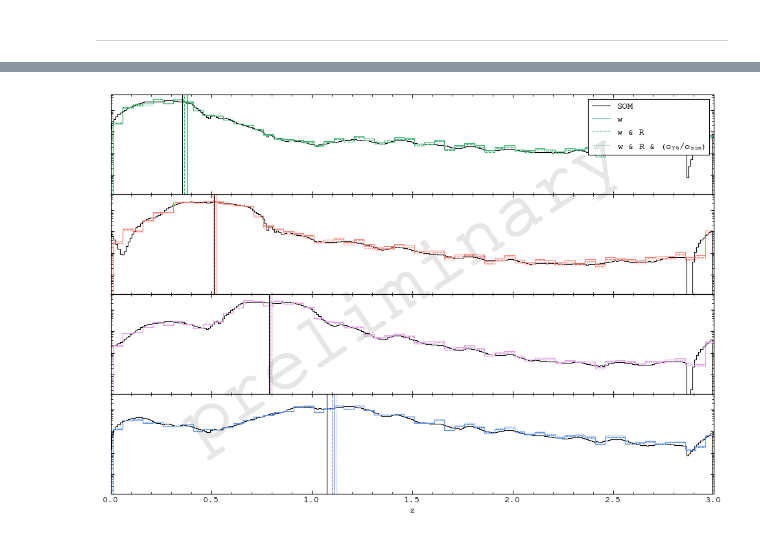
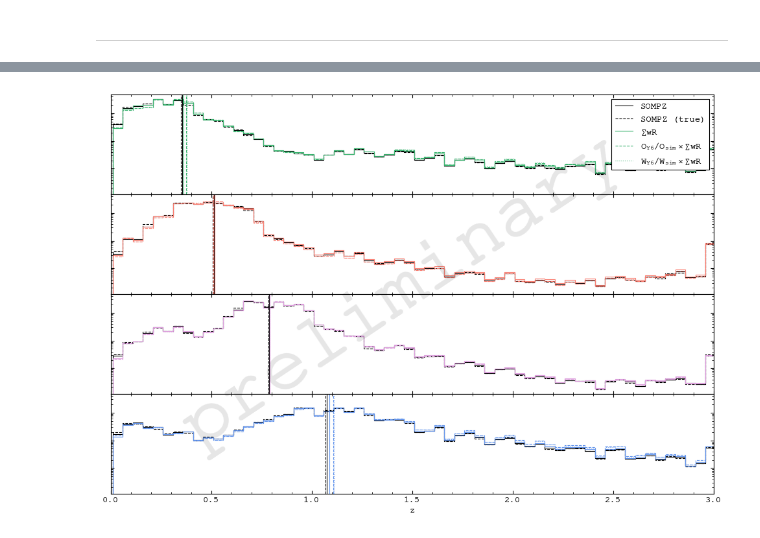
Before and after one commit to sidneymau/des-y6-image-sims-analysis, a Jupyter notebook: notebooks/2025_02_17_tomography/nzs.ipynb, the cells around one changed output, grey strips where cells are left out. Cells and saved outputs as stored; diff of their text form; code cells hidden in the pictures.

```diff
--- a/notebooks/2025_02_17_tomography/nzs.ipynb
+++ b/notebooks/2025_02_17_tomography/nzs.ipynb
@@ -679,14 +680,14 @@ tomo_colors = {
 
 for i in lib.const.TOMOGRAPHIC_BINS:
     axs[i].axvline(
-        np.average(lib.const.ZVALS, weights=nz_tomo[i]),
+        np.average(zvals, weights=nz_tomo[i]),
         c=tomo_colors[i],
         ls=":",
     )
 
     axs[i].stairs(
         nz_tomo[i],
-        edges=lib.const.ZEDGES,
+        edges=zedges,
         ec=tomo_colors[i],
     )
 
@@ -698,7 +699,7 @@ axs[-1].set_xlabel("z")
 # axs[-1].set_yscale("log")
 # axs[0].legend()
 
-fig.suptitle("Unweighted")
+fig.suptitle("$\\sum w R$")
 
 watermark(fig)
 
@@ -947,0 +766,13 @@ plt.show()
+# %%
+nz_tomo_w = {}
+for tomographic_bin in lib.const.TOMOGRAPHIC_BINS:
+    nz_tomo_w[tomographic_bin] = np.sum(
+        (nz * (weight_grid_y6 / weight_grid_sim)[:, np.newaxis])[cell_assignments[tomographic_bin]],
+        axis=0,
+    )
+
+    # manually force n(0) = 0
+    nz_tomo_w[tomographic_bin][0] = 0
+
+    # renormalize
+    nz_tomo_w[tomographic_bin] = nz_tomo_w[tomographic_bin] / np.sum(nz_tomo_w[tomographic_bin]) / np.diff(zedges)
@@ -1039,71 +922,83 @@ tomo_colors = {
 
 for i in lib.const.TOMOGRAPHIC_BINS:
     axs[i].axvline(
-        np.average((zlow + zhigh) / 2, weights=nz_sompz[i]),
+        np.average(zbinsc, weights=nz_sompz[i]),
         c="k",
         ls="-",
     )
     axs[i].stairs(
         nz_sompz[i],
-        edges=[*zlow, zhigh[-1]],
+        edges=zedges,
         ec="k",
         ls="-",
-        label="SOM",
+        label="SOMPZ",
+    )
+    axs[i].axvline(
+        np.average(zbinsc, weights=nz_true[i]),
+        c="k",
+        ls="--",
+    )
+    axs[i].stairs(
+        nz_true[i],
+        edges=zedges,
+        ec="k",
+        ls="--",
+        label="SOMPZ (true)",
     )
 
     axs[i].axvline(
-        np.average(lib.const.ZVALS, weights=nz_tomo_w[i]),
+        np.average(zvals, weights=nz_tomo[i]),
         c=tomo_colors[i],
         ls="-",
     )
     axs[i].stairs(
-        nz_tomo_w[i],
-        edges=lib.const.ZEDGES,
+        nz_tomo[i],
+        edges=zedges,
         ec=tomo_colors[i],
         ls="-",
-        label="w",
+        label="$\\sum w R$",
     )
 
     axs[i].stairs(
-        nz_tomo_wR[i],
-        edges=lib.const.ZEDGES,
+        nz_tomo_o[i],
+        edges=zedges,
         ec=tomo_colors[i],
         ls="--",
-        label="w & R",
+        label="$O_{Y6} / O_{sim} \\times \\sum w R$",
     )
     axs[i].axvline(
-        np.average(lib.const.ZVALS, weights=nz_tomo_wR[i]),
+        np.average(zvals, weights=nz_tomo_o[i]),
         c=tomo_colors[i],
         ls="--",
     )
 
     axs[i].stairs(
-        nz_tomo_wRo[i],
-        edges=lib.const.ZEDGES,
+        nz_tomo_w[i],
+        edges=zedges,
         ec=tomo_colors[i],
         ls=":",
-        label="w & R & ($o_{Y6}/o_{sim}$)",
+        label="$W_{Y6} / W_{sim} \\times \\sum w R$",
     )
     axs[i].axvline(
-        np.average(lib.const.ZVALS, weights=nz_tomo_wRo[i]),
+        np.average(zvals, weights=nz_tomo_w[i]),
         c=tomo_colors[i],
         ls=":",
     )
 
 
 axs[-1].set_xlim(0, 3)
 axs[-1].set_yscale("log")
 
 axs[-1].set_xlabel("z")
 axs[-1].set_yticklabels([])
 
 axs[0].legend(loc="upper right")
 
 watermark(fig)
 
 plt.show()
 # %% [output]
-[figure, old version]
+[figure, new version]
 # %%
 print("mean z")
 print(
```
Also changed, not shown: parts of 37 cells of this notebook, 1 other file.
